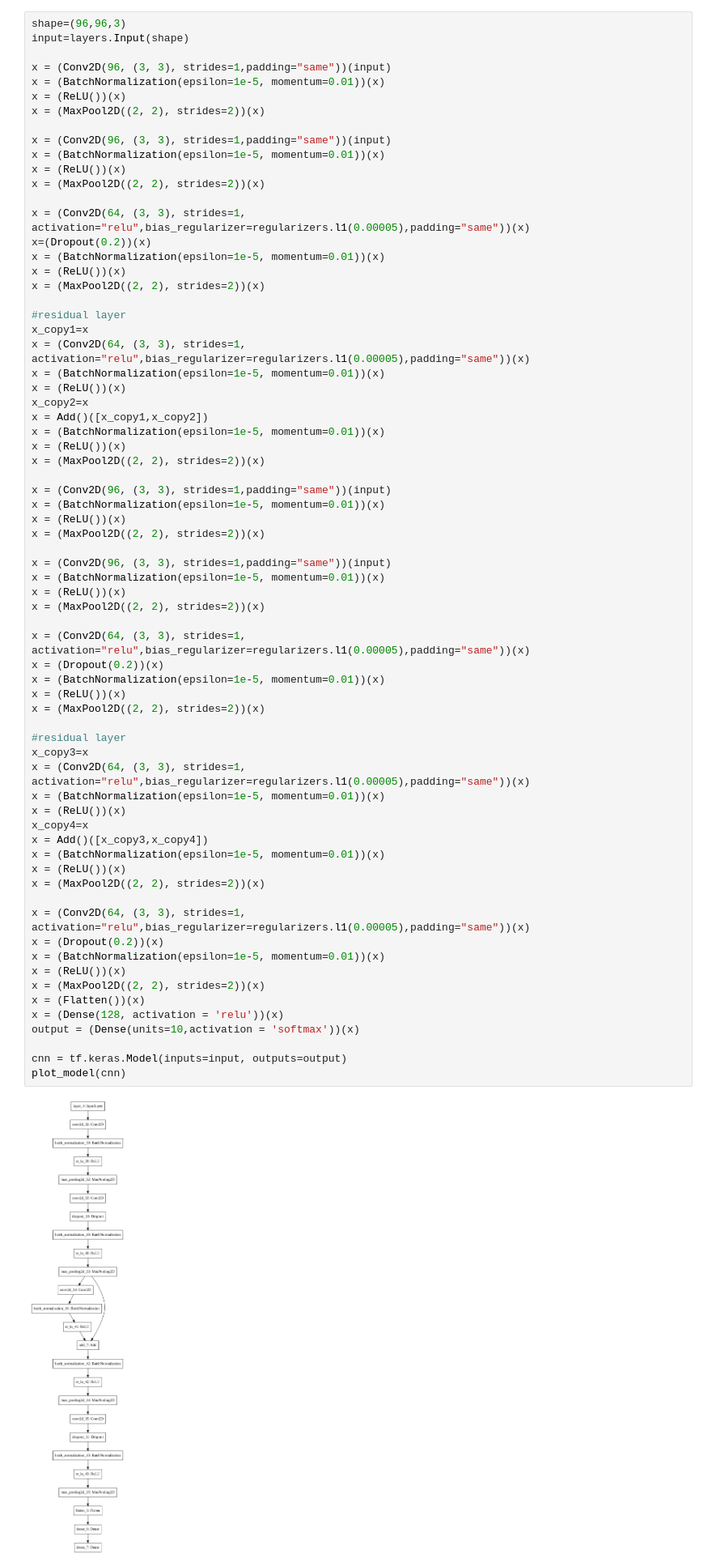
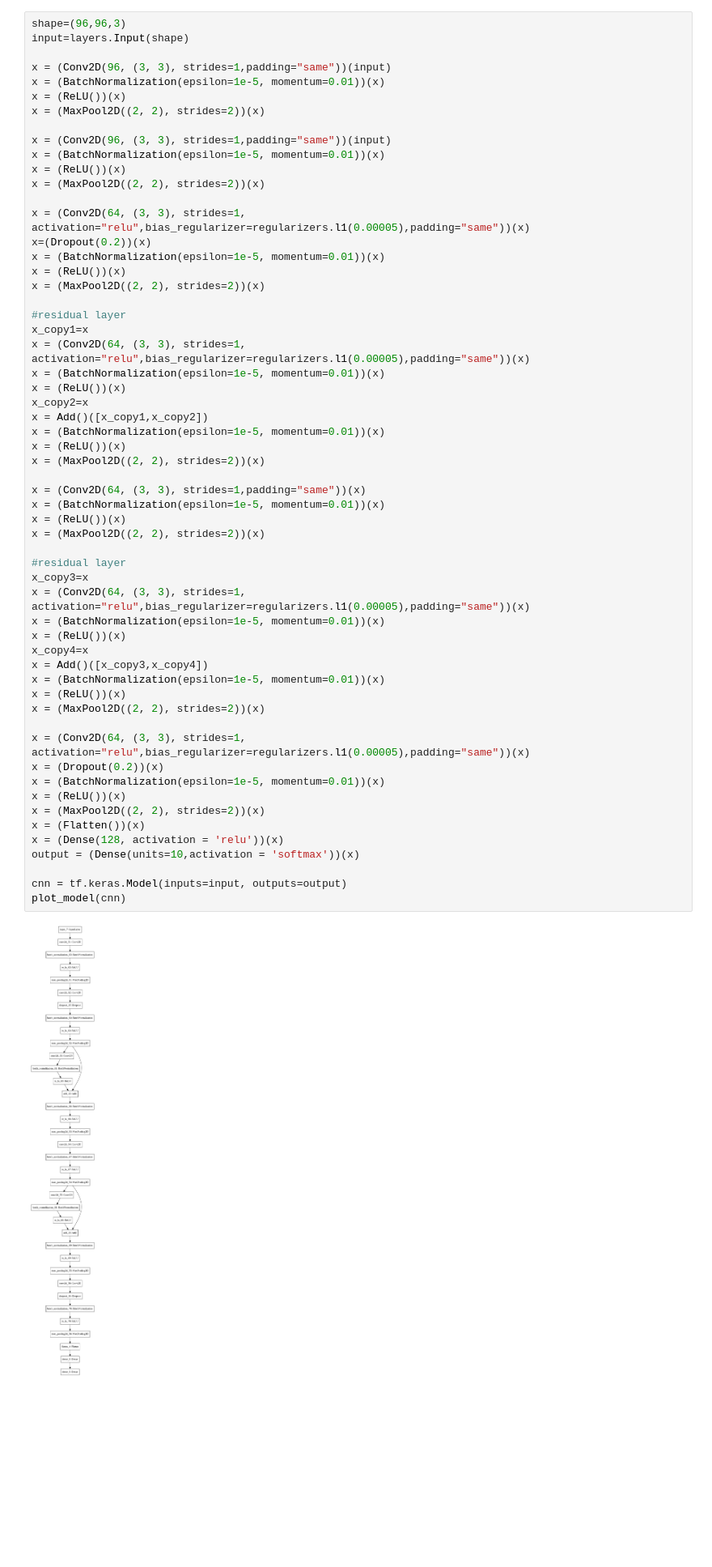
Before and after one commit to amitav710/SAiDl, a Jupyter notebook: supervised.ipynb, the cells around one changed output. Shown at 81% size. Saved outputs shown, nothing was run; the diff lists cells and outputs as text; blank space fills up the shorter version.

```diff
--- a/supervised.ipynb
+++ b/supervised.ipynb
@@ -154,44 +160,33 @@ x = (BatchNormalization(epsilon=1e-5, momentum=0.01))(x)
 x = (ReLU())(x)
 x = (MaxPool2D((2, 2), strides=2))(x)
 
-x = (Conv2D(96, (3, 3), strides=1,padding="same"))(input)
-x = (BatchNormalization(epsilon=1e-5, momentum=0.01))(x)
-x = (ReLU())(x)
-x = (MaxPool2D((2, 2), strides=2))(x)
-
-x = (Conv2D(96, (3, 3), strides=1,padding="same"))(input)
-x = (BatchNormalization(epsilon=1e-5, momentum=0.01))(x)
-x = (ReLU())(x)
-x = (MaxPool2D((2, 2), strides=2))(x)
-
-x = (Conv2D(64, (3, 3), strides=1, activation="relu",bias_regularizer=regularizers.l1(0.00005),padding="same"))(x)
-x = (Dropout(0.2))(x)
+x = (Conv2D(64, (3, 3), strides=1,padding="same"))(x)
 x = (BatchNormalization(epsilon=1e-5, momentum=0.01))(x)
 x = (ReLU())(x)
 x = (MaxPool2D((2, 2), strides=2))(x)
 
 #residual layer
 x_copy3=x
 x = (Conv2D(64, (3, 3), strides=1, activation="relu",bias_regularizer=regularizers.l1(0.00005),padding="same"))(x)
 x = (BatchNormalization(epsilon=1e-5, momentum=0.01))(x)
 x = (ReLU())(x)
 x_copy4=x
 x = Add()([x_copy3,x_copy4])
 x = (BatchNormalization(epsilon=1e-5, momentum=0.01))(x)
 x = (ReLU())(x)
 x = (MaxPool2D((2, 2), strides=2))(x)
 
 x = (Conv2D(64, (3, 3), strides=1, activation="relu",bias_regularizer=regularizers.l1(0.00005),padding="same"))(x)
 x = (Dropout(0.2))(x)
 x = (BatchNormalization(epsilon=1e-5, momentum=0.01))(x)
 x = (ReLU())(x)
 x = (MaxPool2D((2, 2), strides=2))(x)
 x = (Flatten())(x)
 x = (Dense(128, activation = 'relu'))(x)
 output = (Dense(units=10,activation = 'softmax'))(x)
 
 cnn = tf.keras.Model(inputs=input, outputs=output)
 plot_model(cnn)
 # %% [output]
-[figure, old version]
+[figure, new version]
 # %%
```
Also changed, not shown: parts of 13 cells of this notebook.
